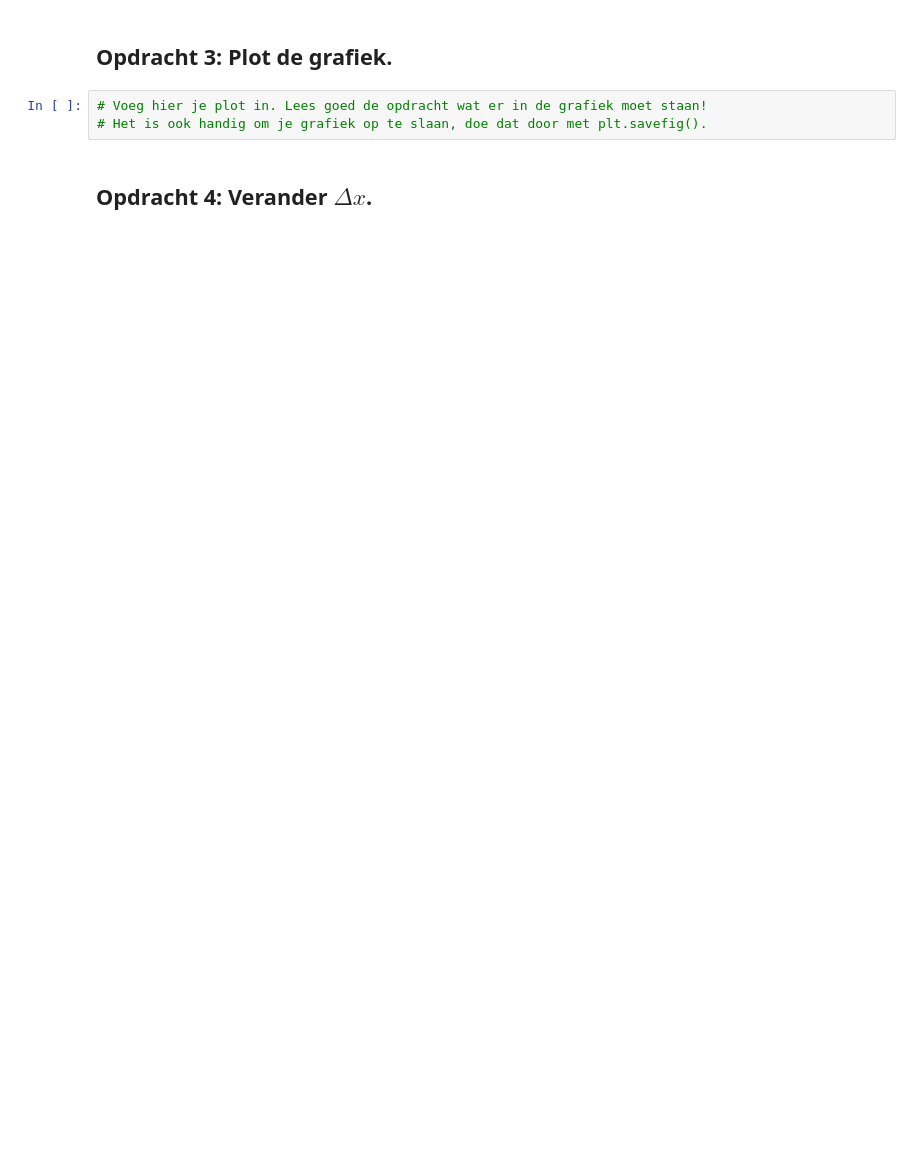
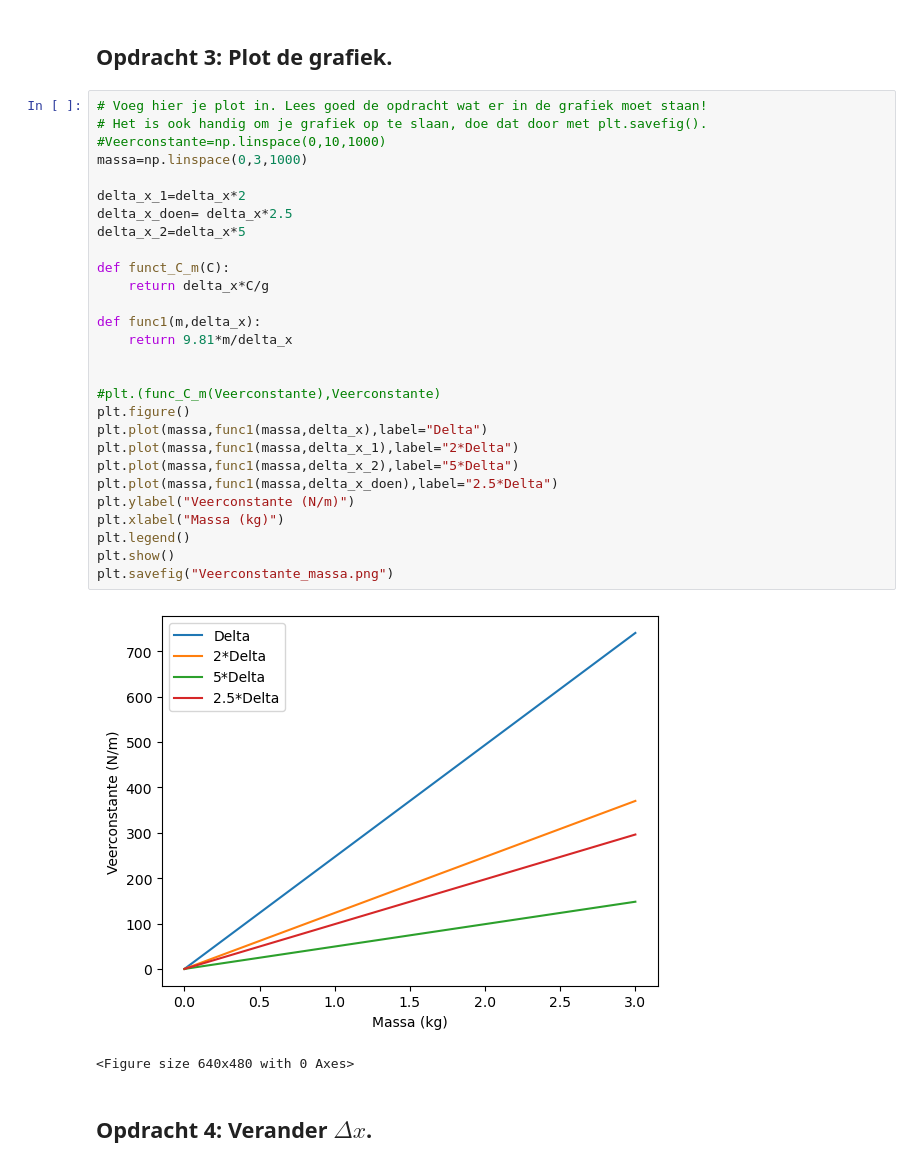
Before and after one commit to jpk274/opdrachten-DEF-D, a Jupyter notebook: FysiekeOntwerpopdrachten/5MaakEenOpstellingTrillingsvrij/Ontwerpopdracht5MaakEenOpstellingTrillingsvrijInvulTemplate.ipynb, the cells around one changed output. Saved outputs shown, nothing was run; the diff lists cells and outputs as text; blank space fills up the shorter version.

```diff
--- a/FysiekeOntwerpopdrachten/5MaakEenOpstellingTrillingsvrij/Ontwerpopdracht5MaakEenOpstellingTrillingsvrijInvulTemplate.ipynb
+++ b/FysiekeOntwerpopdrachten/5MaakEenOpstellingTrillingsvrij/Ontwerpopdracht5MaakEenOpstellingTrillingsvrijInvulTemplate.ipynb
@@ -60,6 +83,34 @@ dd
 # %%
 # Voeg hier je plot in. Lees goed de opdracht wat er in de grafiek moet staan!
 # Het is ook handig om je grafiek op te slaan, doe dat door met plt.savefig().
+#Veerconstante=np.linspace(0,10,1000)
+massa=np.linspace(0,3,1000)
+
+delta_x_1=delta_x*2
+delta_x_doen= delta_x*2.5
+delta_x_2=delta_x*5
+
+def funct_C_m(C):
+    return delta_x*C/g
+
+def func1(m,delta_x):
+    return 9.81*m/delta_x
+
+
+#plt.(func_C_m(Veerconstante),Veerconstante)
+plt.figure()
+plt.plot(massa,func1(massa,delta_x),label="Delta")
+plt.plot(massa,func1(massa,delta_x_1),label="2*Delta")
+plt.plot(massa,func1(massa,delta_x_2),label="5*Delta")
+plt.plot(massa,func1(massa,delta_x_doen),label="2.5*Delta")
+plt.ylabel("Veerconstante (N/m)")
+plt.xlabel("Massa (kg)")
+plt.legend()
+plt.show()
+plt.savefig("Veerconstante_massa.png")
+# %% [output]
+[figure, added]
+<Figure size 640x480 with 0 Axes>
 # %% [markdown]
 ## Opdracht 4: Verander $\Delta x$.
 # %% [markdown]
```
Also changed, not shown: parts of 22 cells of this notebook, 8 other files.
